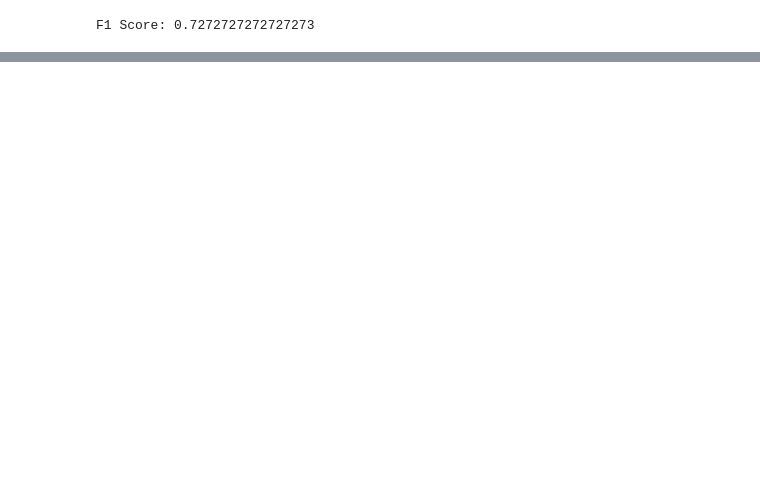
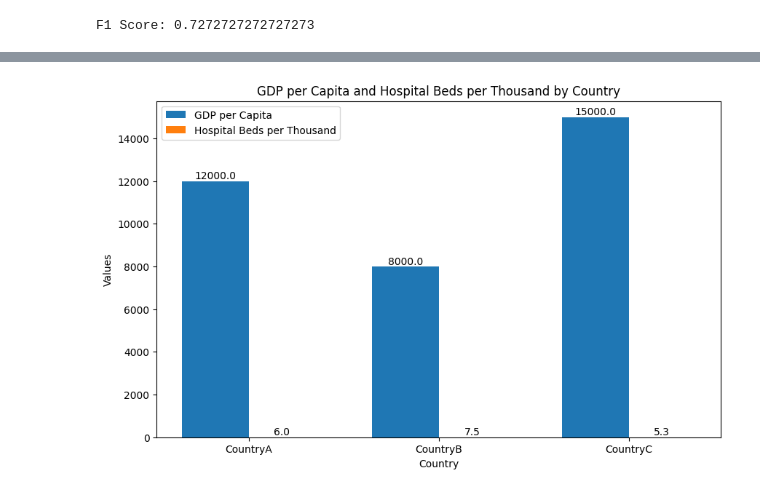
Before and after one commit to Echooed/cardio_cov, a Jupyter notebook: notebooks/cardio_cov_data_cleaning_new.ipynb, the cells around one changed output, grey strips where cells are left out. Saved outputs shown, nothing was run; the diff lists cells and outputs as text; code cells hidden in the pictures; blank space fills up the shorter version.

```diff
--- a/notebooks/cardio_cov_data_cleaning_new.ipynb
+++ b/notebooks/cardio_cov_data_cleaning_new.ipynb
@@ -1248,0 +1233,48 @@ to be continued
+# %%
+import matplotlib.pyplot as plt
+import numpy as np
+
+# Sample data based on expected structure from the previous code
+data = {
+    'location': ['CountryA', 'CountryB', 'CountryC'],
+    'gdp_per_capita': [12000, 8000, 15000],
+    'hospital_beds_per_thousand': [6, 7.5, 5.3]
+}
+
+# Convert data to a DataFrame
+import pandas as pd
+atleast_5_hospital_beds_per_1000 = pd.DataFrame(data).set_index('location')
+
+# Plotting
+locations = atleast_5_hospital_beds_per_1000.index
+x = np.arange(len(locations))  # Label locations
+width = 0.35  # Width of bars
+
+fig, ax = plt.subplots(figsize=(10, 6))
+
+# GDP per capita bar
+bar1 = ax.bar(x - width/2, atleast_5_hospital_beds_per_1000['gdp_per_capita'], width, label='GDP per Capita')
+
+# Hospital beds per thousand bar
+bar2 = ax.bar(x + width/2, atleast_5_hospital_beds_per_1000['hospital_beds_per_thousand'], width, label='Hospital Beds per Thousand')
+
+# Adding labels, title, and custom x-axis tick labels
+ax.set_xlabel('Country')
+ax.set_ylabel('Values')
+ax.set_title('GDP per Capita and Hospital Beds per Thousand by Country')
+ax.set_xticks(x)
+ax.set_xticklabels(locations)
+ax.legend()
+
+# Adding data labels on top of bars
+def add_labels(bars):
+    for bar in bars:
+        yval = bar.get_height()
+        ax.text(bar.get_x() + bar.get_width() / 2, yval, f'{yval:.1f}', ha='center', va='bottom')
+
+add_labels(bar1)
+add_labels(bar2)
+
+plt.show()
+# %% [output]
+[figure, added]
```
Also changed, not shown: parts of 8 cells of this notebook.
